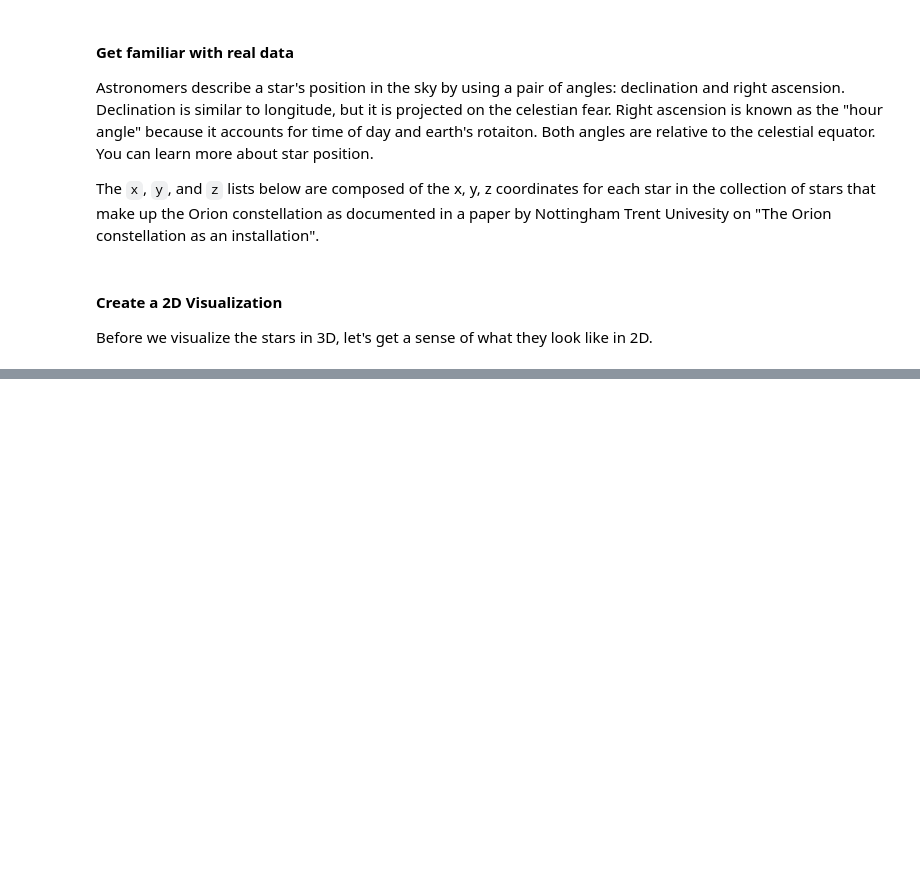
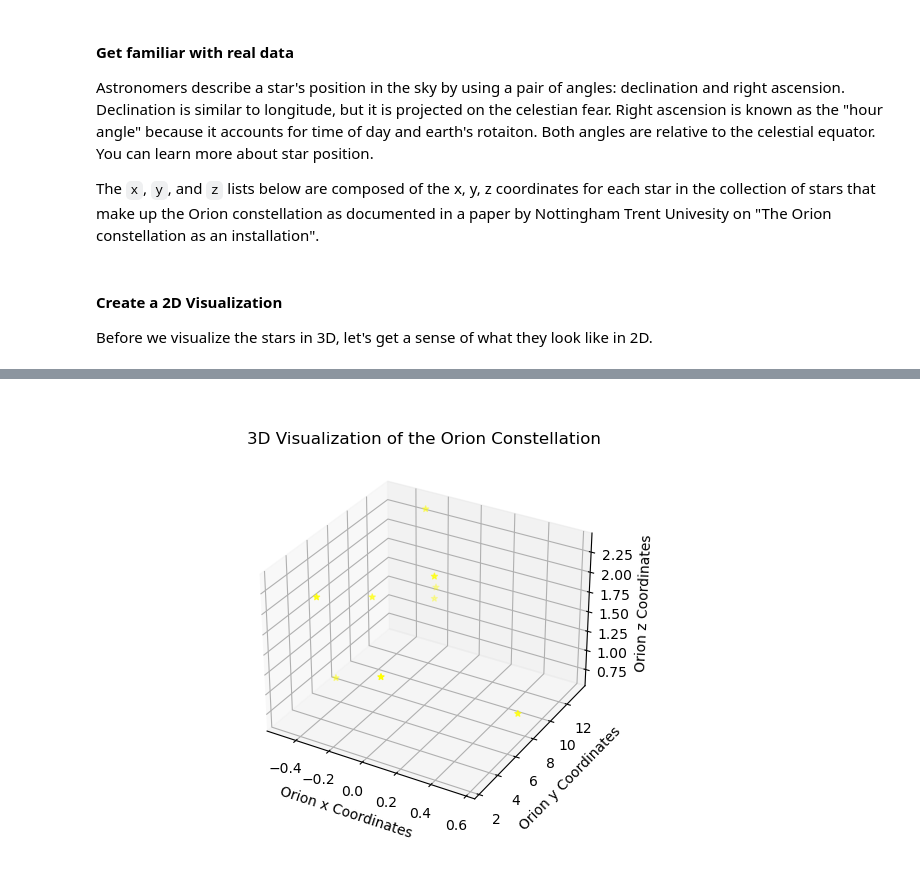
Before and after one commit to soyuz108/Visualization.OrionConstellation, a Jupyter notebook: orion_constellation.ipynb, the cells around one changed output, grey strips where cells are left out. Saved outputs shown, nothing was run; the diff lists cells and outputs as text; code cells hidden in the pictures; blank space fills up the shorter version.

```diff
--- a/orion_constellation.ipynb
+++ b/orion_constellation.ipynb
@@ -49,0 +76,18 @@ plt.show()
+# %%
+# Create a figure for 3D plot
+fig_3d = plt.figure()
+# Add a single subplot
+constellation3d = fig_3d.add_subplot(1,1,1, projection="3d")
+# Visualize x, y & z coordinates
+constellation3d.scatter(x, y, z, color="yellow", marker="*")
+# Give titles
+plt.title("3D Visualization of the Orion Constellation")
+constellation3d.set_xlabel("Orion x Coordinates")
+constellation3d.set_ylabel("Orion y Coordinates")
+constellation3d.set_zlabel("Orion z Coordinates")
+# Change background color
+
+# Render visualization
+plt.show()
+# %% [output]
+[figure, added]
```
Also changed, not shown: parts of 2 cells of this notebook.
